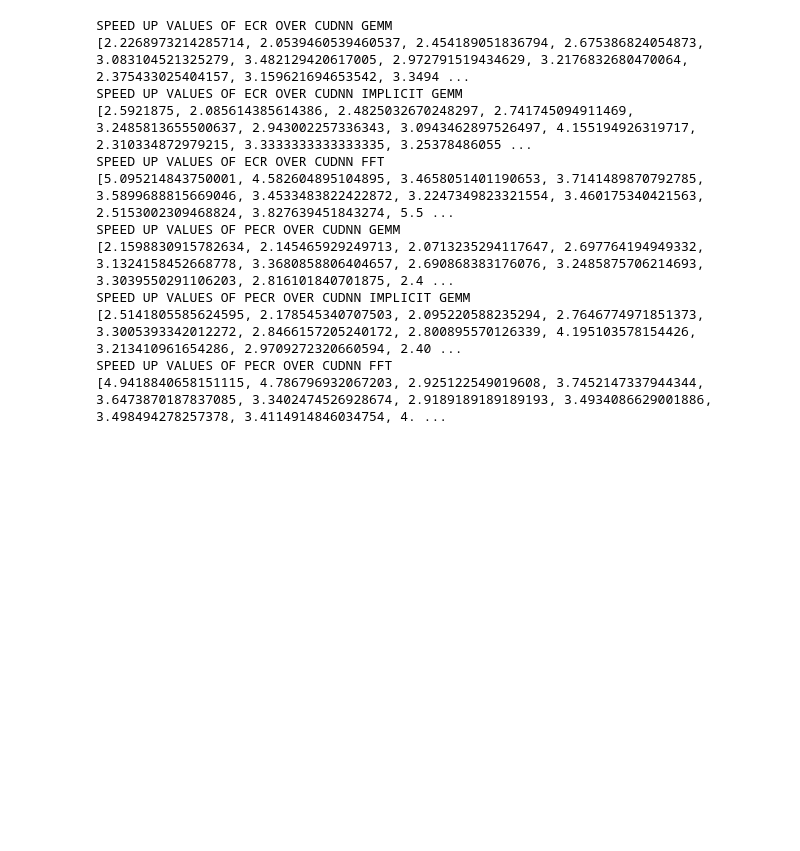
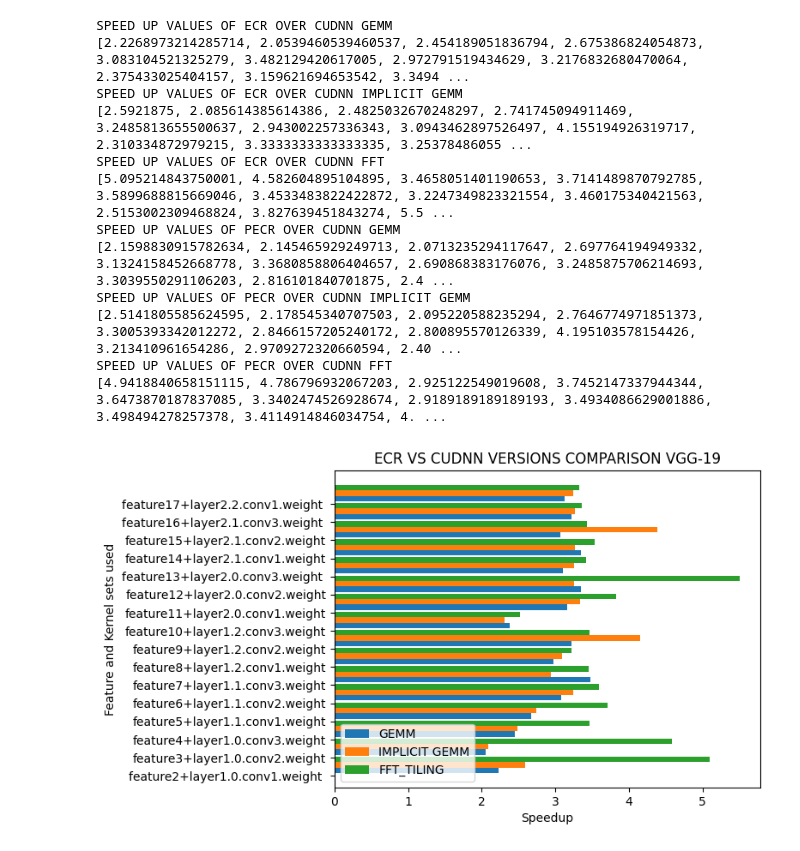
Before and after one commit to eymay/OCPA, a Jupyter notebook: speedup/vgg/speedup.ipynb, the cells around one changed output. Drawn from its saved outputs; the diff is of its cells as text; code cells hidden in the pictures; blank space fills up the shorter version.

Commit message:
speedup visualization added for vgg-19 in jupyternotebook under OCPA/speedup/vgg

```diff
--- a/speedup/vgg/speedup.ipynb
+++ b/speedup/vgg/speedup.ipynb
@@ -95,3 +95,44 @@ SPEED UP VALUES OF PECR OVER CUDNN IMPLICIT GEMM
 [2.5141805585624595, 2.178545340707503, 2.095220588235294, 2.7646774971851373, 3.3005393342012272, 2.8466157205240172, 2.800895570126339, 4.195103578154426, 3.213410961654286, 2.9709272320660594, 2.40 ...
 SPEED UP VALUES OF PECR OVER CUDNN FFT
 [4.9418840658151115, 4.786796932067203, 2.925122549019608, 3.7452147337944344, 3.6473870187837085, 3.3402474526928674, 2.9189189189189193, 3.4934086629001886, 3.498494278257378, 3.4114914846034754, 4. ...
+# %%
+import numpy as np
+import matplotlib.pyplot as plt
+
+x_axis = np.arange(16)
+feature_and_kernels_used = ["feature2+layer1.0.conv1.weight ","feature3+layer1.0.conv2.weight",
+"feature4+layer1.0.conv3.weight",
+"feature5+layer1.1.conv1.weight",
+"feature6+layer1.1.conv2.weight",
+"feature7+layer1.1.conv3.weight",
+"feature8+layer1.2.conv1.weight",
+"feature9+layer1.2.conv2.weight",
+"feature10+layer1.2.conv3.weight",
+"feature11+layer2.0.conv1.weight",
+"feature12+layer2.0.conv2.weight",
+"feature13+layer2.0.conv3.weight ",
+"feature14+layer2.1.conv1.weight",
+"feature15+layer2.1.conv2.weight",
+"feature16+layer2.1.conv3.weight ",
+"feature17+layer2.2.conv1.weight "]
+
+# Horizontal bar charts
+plt.barh(x_axis+0.30, times_cudnn_gemm_vs_ecr[:16],  height=0.3, label="GEMM")
+plt.barh(x_axis+0.30*2, times_cudnn_imp_vs_ecr[:16], height=0.3, label="IMPLICIT GEMM")
+plt.barh(x_axis+0.30*3, times_cudnn_fft_vs_ecr[:16], height=0.3, label="FFT_TILING")
+
+# yticks
+plt.yticks(x_axis, feature_and_kernels_used)
+
+
+# add ylabel and xlabel
+plt.title("ECR VS CUDNN VERSIONS COMPARISON VGG-19")
+plt.ylabel("Feature and Kernel sets used")
+plt.xlabel("Speedup")
+
+# add legend
+plt.legend(loc=3)
+# display chart
+plt.show()
+# %% [output]
+[figure, added]
```
Also changed, not shown: parts of 1 cell of this notebook.
